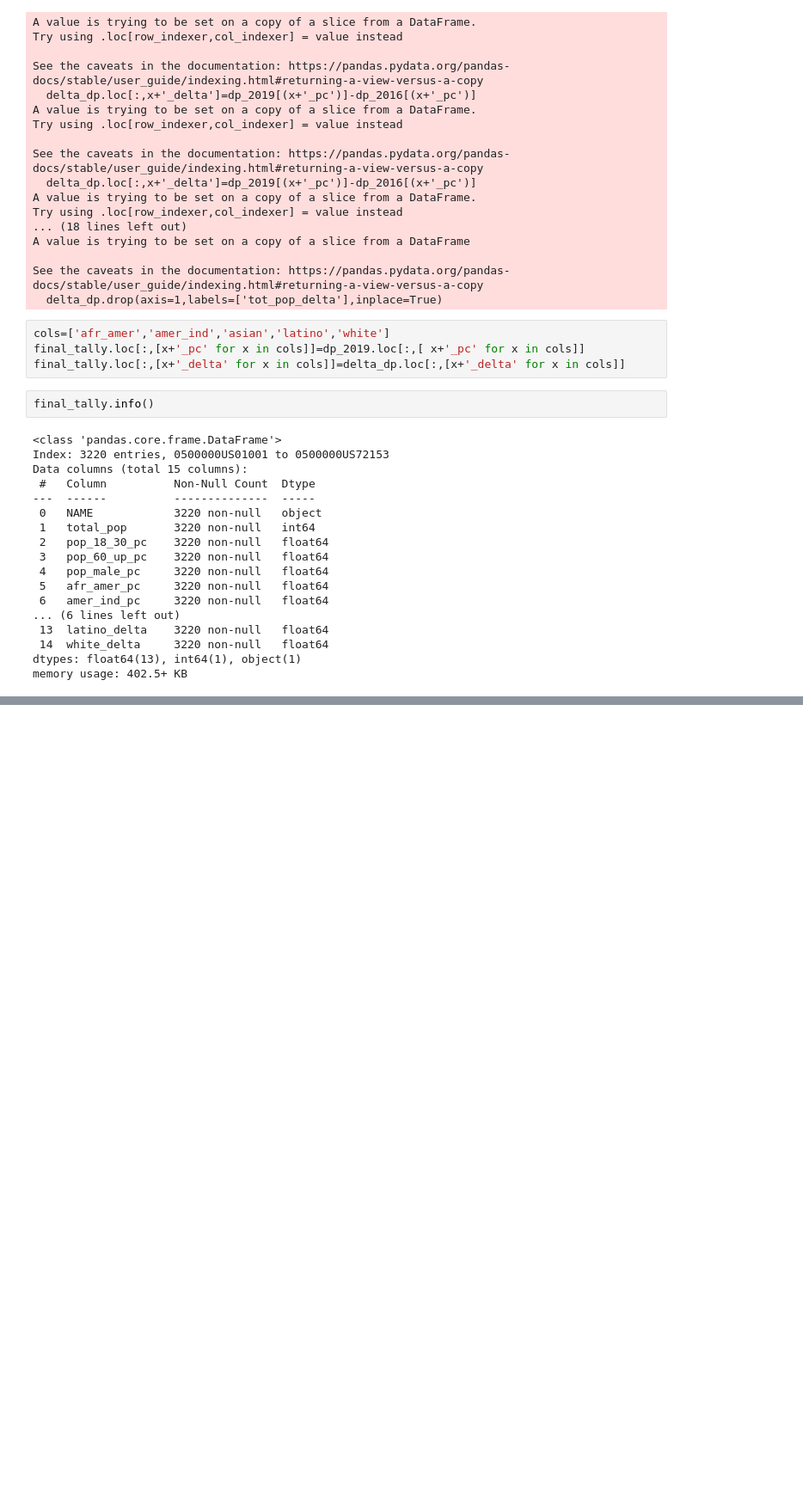
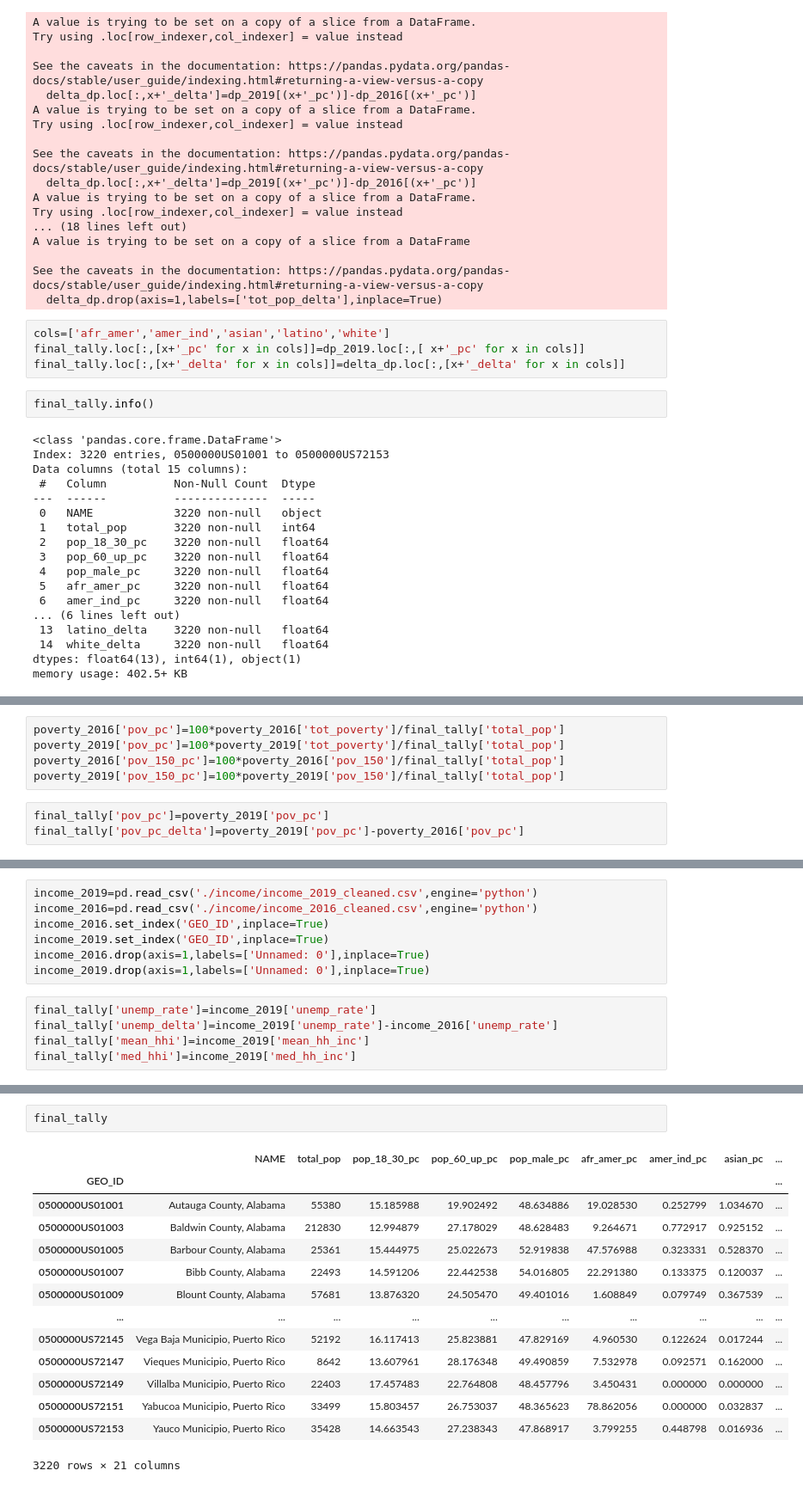
Before and after one commit to srijanrodo/erdos_ds_project, a Jupyter notebook: 5_year/more_data.ipynb, the cells around one changed output, grey strips where cells are left out. Shown at 86% size. Cells and saved outputs as stored; diff of their text form; blank space fills up the shorter version.

```diff
--- a/5_year/more_data.ipynb
+++ b/5_year/more_data.ipynb
@@ -155,0 +137,8 @@ poverty_2016['pov_pc']=100*poverty_2016['tot_poverty']/
+# %%
+poverty_2016['pov_pc']=100*poverty_2016['tot_poverty']/final_tally['total_pop']
+poverty_2019['pov_pc']=100*poverty_2019['tot_poverty']/final_tally['total_pop']
+poverty_2016['pov_150_pc']=100*poverty_2016['pov_150']/final_tally['total_pop']
+poverty_2019['pov_150_pc']=100*poverty_2019['pov_150']/final_tally['total_pop']
+# %%
+final_tally['pov_pc']=poverty_2019['pov_pc']
+final_tally['pov_pc_delta']=poverty_2019['pov_pc']-poverty_2016['pov_pc']
@@ -155,0 +166,12 @@ poverty_2016['pov_pc']=100*poverty_2016['tot_poverty']/
+# %%
+income_2019=pd.read_csv('./income/income_2019_cleaned.csv',engine='python')
+income_2016=pd.read_csv('./income/income_2016_cleaned.csv',engine='python')
+income_2016.set_index('GEO_ID',inplace=True)
+income_2019.set_index('GEO_ID',inplace=True)
+income_2016.drop(axis=1,labels=['Unnamed: 0'],inplace=True)
+income_2019.drop(axis=1,labels=['Unnamed: 0'],inplace=True)
+# %%
+final_tally['unemp_rate']=income_2019['unemp_rate']
+final_tally['unemp_delta']=income_2019['unemp_rate']-income_2016['unemp_rate']
+final_tally['mean_hhi']=income_2019['mean_hh_inc']
+final_tally['med_hhi']=income_2019['med_hh_inc']
@@ -155,0 +199,17 @@ poverty_2016['pov_pc']=100*poverty_2016['tot_poverty']/
+# %%
+final_tally
+# %% [output]
+|  | NAME | total_pop | pop_18_30_pc | pop_60_up_pc | pop_male_pc | afr_amer_pc | amer_ind_pc | asian_pc | ... |
+| GEO_ID |  |  |  |  |  |  |  |  | ... |
+| 0500000US01001 | Autauga County, Alabama | 55380 | 15.185988 | 19.902492 | 48.634886 | 19.028530 | 0.252799 | 1.034670 | ... |
+| 0500000US01003 | Baldwin County, Alabama | 212830 | 12.994879 | 27.178029 | 48.628483 | 9.264671 | 0.772917 | 0.925152 | ... |
+| 0500000US01005 | Barbour County, Alabama | 25361 | 15.444975 | 25.022673 | 52.919838 | 47.576988 | 0.323331 | 0.528370 | ... |
+| 0500000US01007 | Bibb County, Alabama | 22493 | 14.591206 | 22.442538 | 54.016805 | 22.291380 | 0.133375 | 0.120037 | ... |
+| 0500000US01009 | Blount County, Alabama | 57681 | 13.876320 | 24.505470 | 49.401016 | 1.608849 | 0.079749 | 0.367539 | ... |
+| ... | ... | ... | ... | ... | ... | ... | ... | ... | ... |
+| 0500000US72145 | Vega Baja Municipio, Puerto Rico | 52192 | 16.117413 | 25.823881 | 47.829169 | 4.960530 | 0.122624 | 0.017244 | ... |
+| 0500000US72147 | Vieques Municipio, Puerto Rico | 8642 | 13.607961 | 28.176348 | 49.490859 | 7.532978 | 0.092571 | 0.162000 | ... |
+| 0500000US72149 | Villalba Municipio, Puerto Rico | 22403 | 17.457483 | 22.764808 | 48.457796 | 3.450431 | 0.000000 | 0.000000 | ... |
+| 0500000US72151 | Yabucoa Municipio, Puerto Rico | 33499 | 15.803457 | 26.753037 | 48.365623 | 78.862056 | 0.000000 | 0.032837 | ... |
+| 0500000US72153 | Yauco Municipio, Puerto Rico | 35428 | 14.663543 | 27.238343 | 47.868917 | 3.799255 | 0.448798 | 0.016936 | ... |
+3220 rows × 21 columns
```
Also changed, not shown: parts of 6 cells of this notebook, 1 other file.
